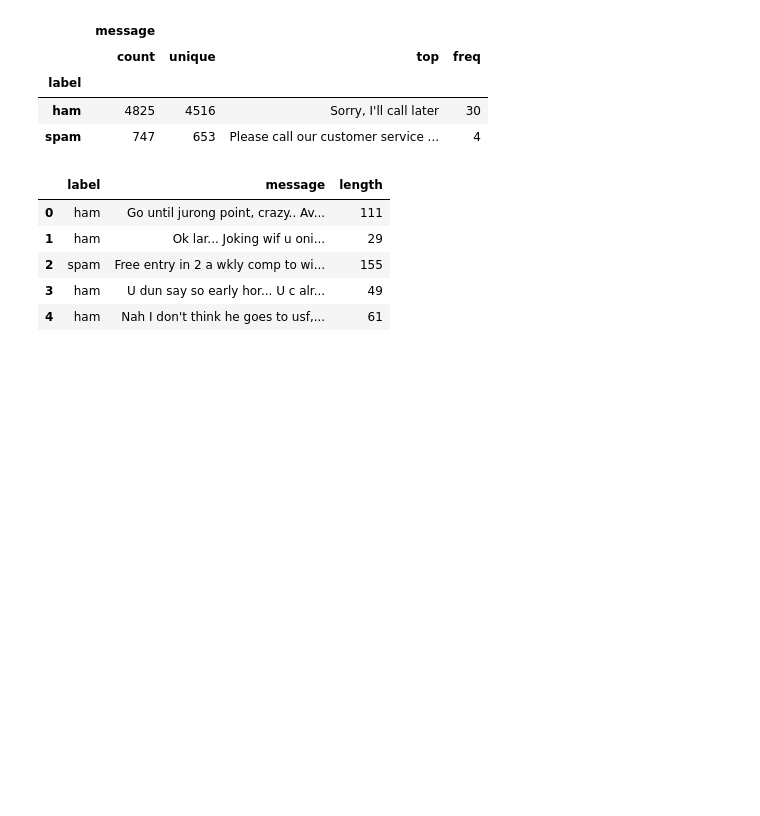
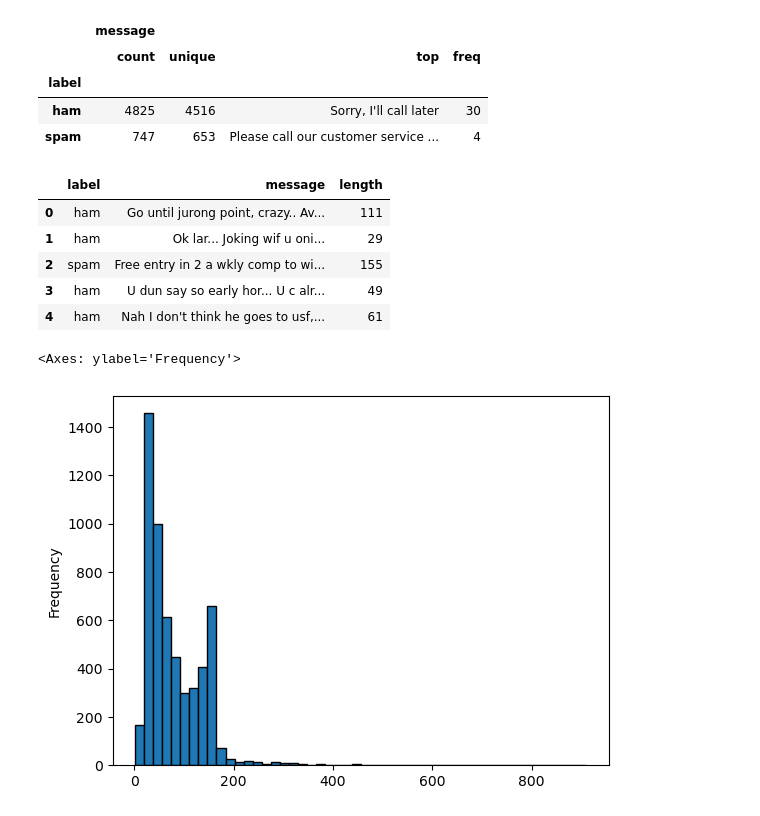
Before and after one commit to samira-shy/Python, a Jupyter notebook: MachineLearning/NaturalLanguageProcessing/NaturalLanguageProcessing.ipynb, the cells around one changed output. Drawn from its saved outputs; the diff is of its cells as text; code cells hidden in the pictures; blank space fills up the shorter version.

Commit message:
Natural Language Processing
Visualization
exploratory data analysis (EDA)

```diff
--- a/MachineLearning/NaturalLanguageProcessing/NaturalLanguageProcessing.ipynb
+++ b/MachineLearning/NaturalLanguageProcessing/NaturalLanguageProcessing.ipynb
@@ -191,3 +194,8 @@ df.head()
 | 2 | spam | Free entry in 2 a wkly comp to wi... | 155 |
 | 3 | ham | U dun say so early hor... U c alr... | 49 |
 | 4 | ham | Nah I don't think he goes to usf,... | 61 |
+# %%
+df['length'].plot.hist(bins=50,edgecolor='black')
+# %% [output]
+<Axes: ylabel='Frequency'>
+[figure, added]
```
Also changed, not shown: parts of 3 cells of this notebook.
